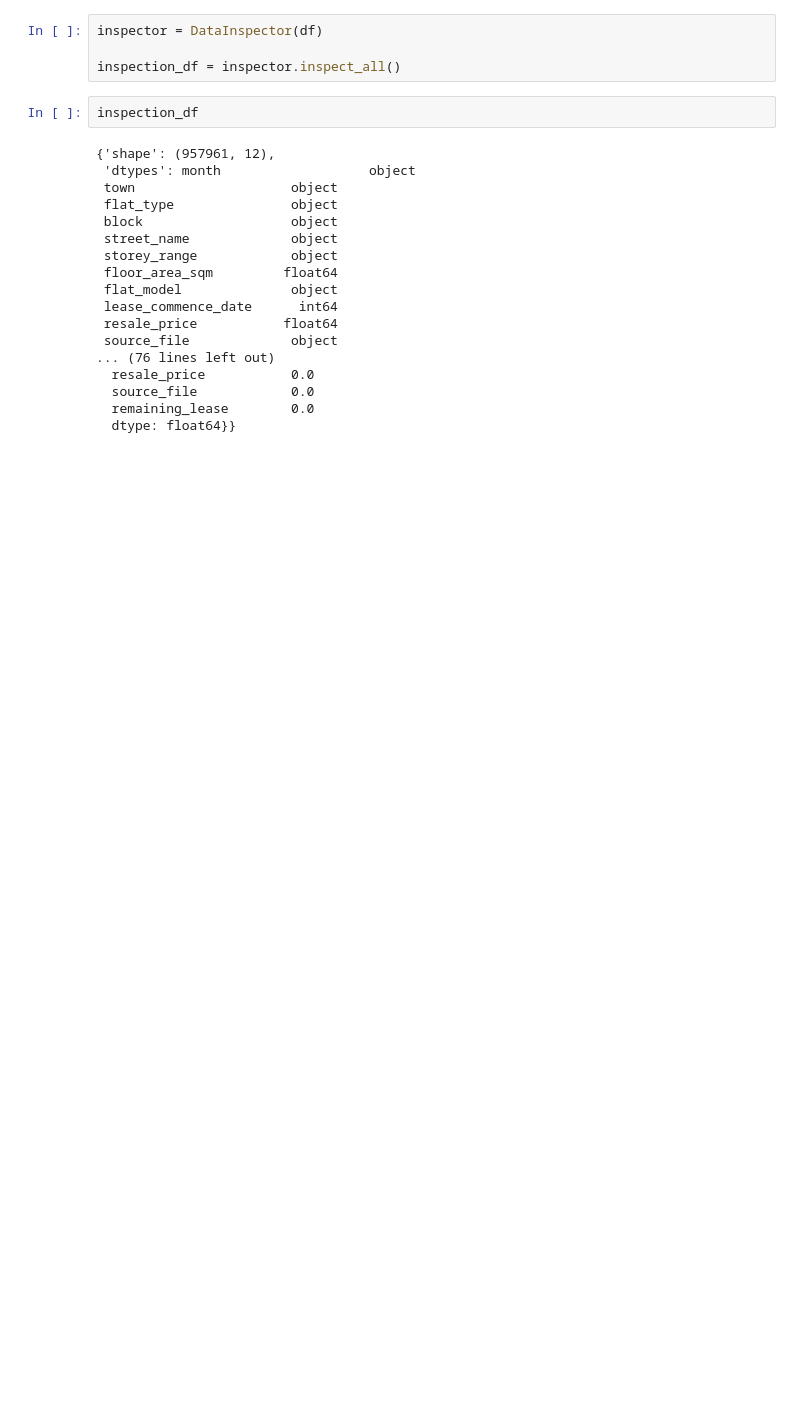
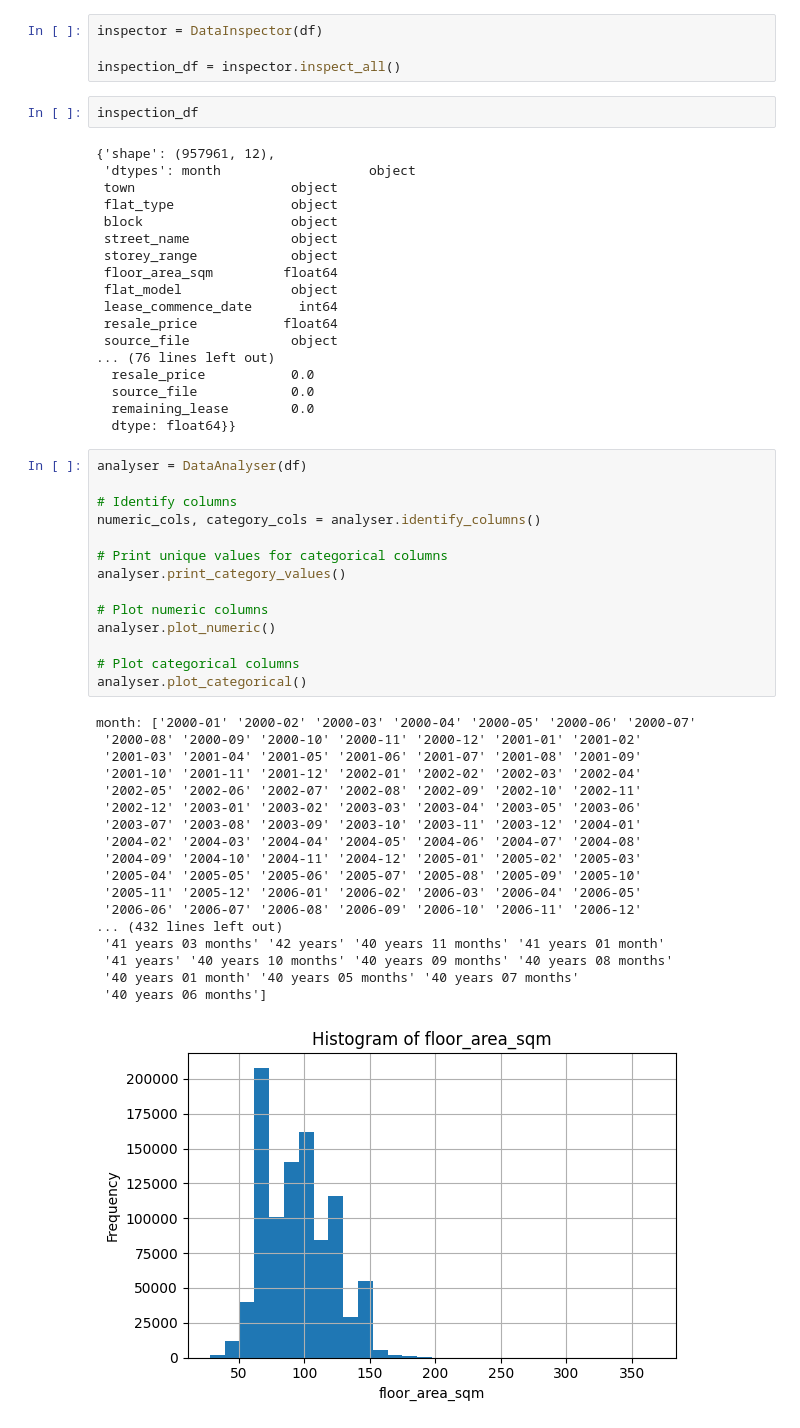
Before and after one commit to LittleWiz/MLJourneyE2E, a Jupyter notebook: House_price_main.ipynb, the cells around one changed output. Drawn from its saved outputs; the diff is of its cells as text; blank space fills up the shorter version.

Commit message:
Add DataAnalyser class for exploratory data analysis

```diff
--- a/House_price_main.ipynb
+++ b/House_price_main.ipynb
@@ -42,3 +43,36 @@ inspection_df
   source_file            0.0
   remaining_lease        0.0
   dtype: float64}}
+# %%
+analyser = DataAnalyser(df)
+
+# Identify columns
+numeric_cols, category_cols = analyser.identify_columns()
+
+# Print unique values for categorical columns
+analyser.print_category_values()
+
+# Plot numeric columns
+analyser.plot_numeric()
+
+# Plot categorical columns
+analyser.plot_categorical()
+# %% [output]
+month: ['2000-01' '2000-02' '2000-03' '2000-04' '2000-05' '2000-06' '2000-07'
+ '2000-08' '2000-09' '2000-10' '2000-11' '2000-12' '2001-01' '2001-02'
+ '2001-03' '2001-04' '2001-05' '2001-06' '2001-07' '2001-08' '2001-09'
+ '2001-10' '2001-11' '2001-12' '2002-01' '2002-02' '2002-03' '2002-04'
+ '2002-05' '2002-06' '2002-07' '2002-08' '2002-09' '2002-10' '2002-11'
+ '2002-12' '2003-01' '2003-02' '2003-03' '2003-04' '2003-05' '2003-06'
+ '2003-07' '2003-08' '2003-09' '2003-10' '2003-11' '2003-12' '2004-01'
+ '2004-02' '2004-03' '2004-04' '2004-05' '2004-06' '2004-07' '2004-08'
+ '2004-09' '2004-10' '2004-11' '2004-12' '2005-01' '2005-02' '2005-03'
+ '2005-04' '2005-05' '2005-06' '2005-07' '2005-08' '2005-09' '2005-10'
+ '2005-11' '2005-12' '2006-01' '2006-02' '2006-03' '2006-04' '2006-05'
+ '2006-06' '2006-07' '2006-08' '2006-09' '2006-10' '2006-11' '2006-12'
+... (432 lines left out)
+ '41 years 03 months' '42 years' '40 years 11 months' '41 years 01 month'
+ '41 years' '40 years 10 months' '40 years 09 months' '40 years 08 months'
+ '40 years 01 month' '40 years 05 months' '40 years 07 months'
+ '40 years 06 months']
+[figure, added]
```
Also changed, not shown: parts of 2 cells of this notebook, 2 other files.
